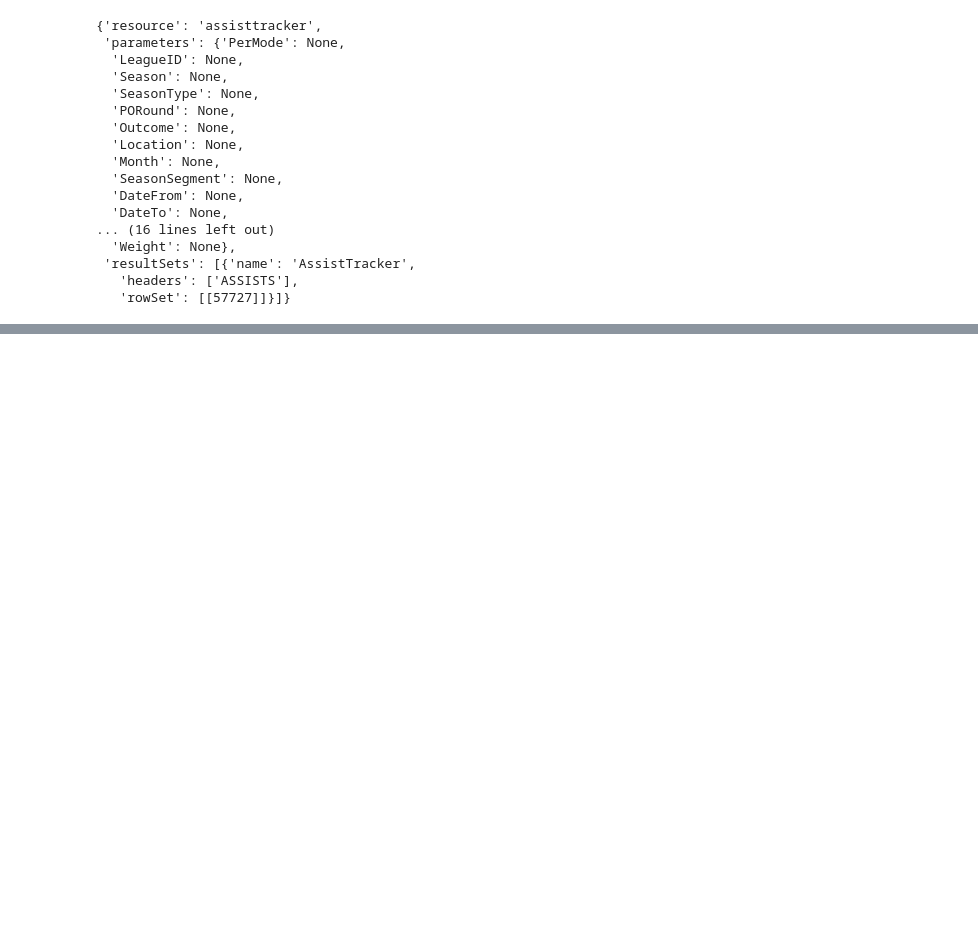
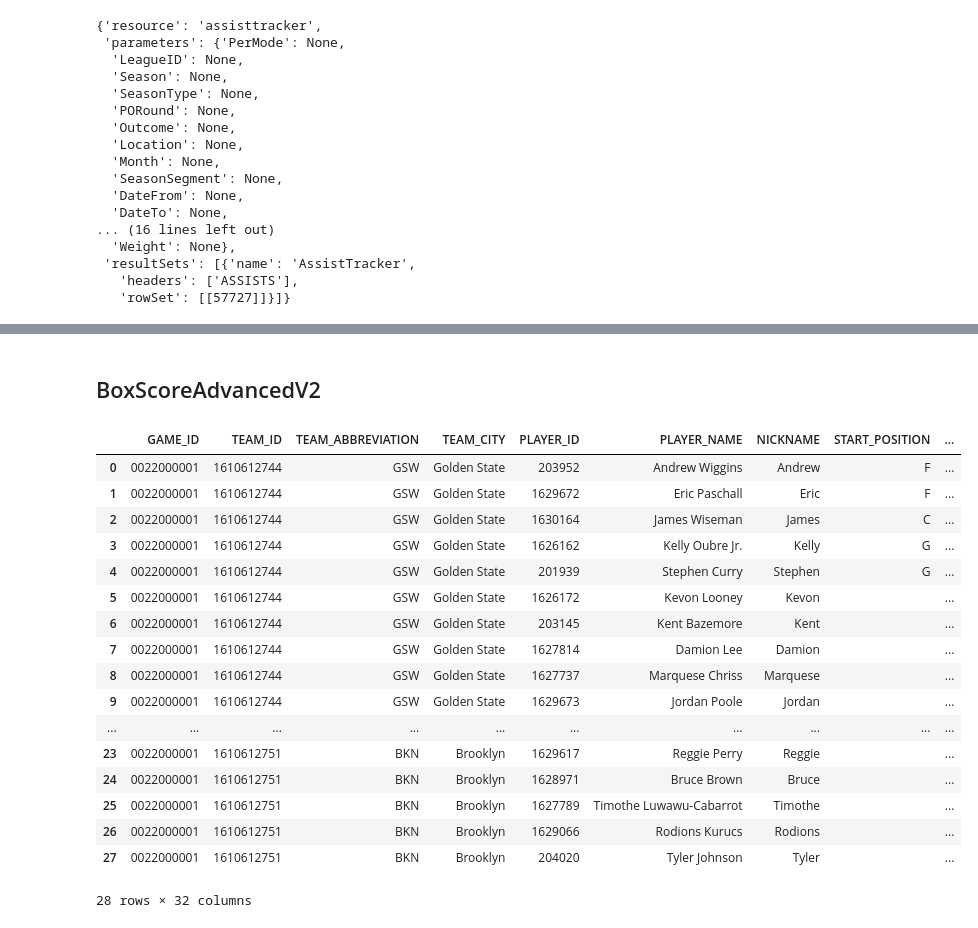
Before and after one commit to ChiehYuu/DataMining, a Jupyter notebook: NBA_data_mining/nba_stats.ipynb, the cells around one changed output, grey strips where cells are left out. Drawn from its saved outputs; the diff is of its cells as text; code cells hidden in the pictures; blank space fills up the shorter version.

```diff
--- a/NBA_data_mining/nba_stats.ipynb
+++ b/NBA_data_mining/nba_stats.ipynb
@@ -165,0 +163,2 @@ assist_tracker.get_dict()
+# %% [markdown]
+## BoxScoreAdvancedV2
@@ -165,0 +167,25 @@ assist_tracker.get_dict()
+# %%
+boxscroe_advanced = boxscoreadvancedv2.BoxScoreAdvancedV2(end_period='0', game_id='0022000001', start_period='0')
+# %%
+boxscore_advanced_df = boxscroe_advanced.get_data_frames()
+# %%
+boxscore_advanced_df[0]
+# %% [output]
+|  | GAME_ID | TEAM_ID | TEAM_ABBREVIATION | TEAM_CITY | PLAYER_ID | PLAYER_NAME | NICKNAME | START_POSITION | ... |
+| 0 | 0022000001 | 1610612744 | GSW | Golden State | 203952 | Andrew Wiggins | Andrew | F | ... |
+| 1 | 0022000001 | 1610612744 | GSW | Golden State | 1629672 | Eric Paschall | Eric | F | ... |
+| 2 | 0022000001 | 1610612744 | GSW | Golden State | 1630164 | James Wiseman | James | C | ... |
+| 3 | 0022000001 | 1610612744 | GSW | Golden State | 1626162 | Kelly Oubre Jr. | Kelly | G | ... |
+| 4 | 0022000001 | 1610612744 | GSW | Golden State | 201939 | Stephen Curry | Stephen | G | ... |
+| 5 | 0022000001 | 1610612744 | GSW | Golden State | 1626172 | Kevon Looney | Kevon |  | ... |
+| 6 | 0022000001 | 1610612744 | GSW | Golden State | 203145 | Kent Bazemore | Kent |  | ... |
+| 7 | 0022000001 | 1610612744 | GSW | Golden State | 1627814 | Damion Lee | Damion |  | ... |
+| 8 | 0022000001 | 1610612744 | GSW | Golden State | 1627737 | Marquese Chriss | Marquese |  | ... |
+| 9 | 0022000001 | 1610612744 | GSW | Golden State | 1629673 | Jordan Poole | Jordan |  | ... |
+| ... | ... | ... | ... | ... | ... | ... | ... | ... | ... |
+| 23 | 0022000001 | 1610612751 | BKN | Brooklyn | 1629617 | Reggie Perry | Reggie |  | ... |
+| 24 | 0022000001 | 1610612751 | BKN | Brooklyn | 1628971 | Bruce Brown | Bruce |  | ... |
+| 25 | 0022000001 | 1610612751 | BKN | Brooklyn | 1627789 | Timothe Luwawu-Cabarrot | Timothe |  | ... |
+| 26 | 0022000001 | 1610612751 | BKN | Brooklyn | 1629066 | Rodions Kurucs | Rodions |  | ... |
+| 27 | 0022000001 | 1610612751 | BKN | Brooklyn | 204020 | Tyler Johnson | Tyler |  | ... |
+28 rows × 32 columns
```
Also changed, not shown: parts of 4 cells of this notebook, 2 other files.
